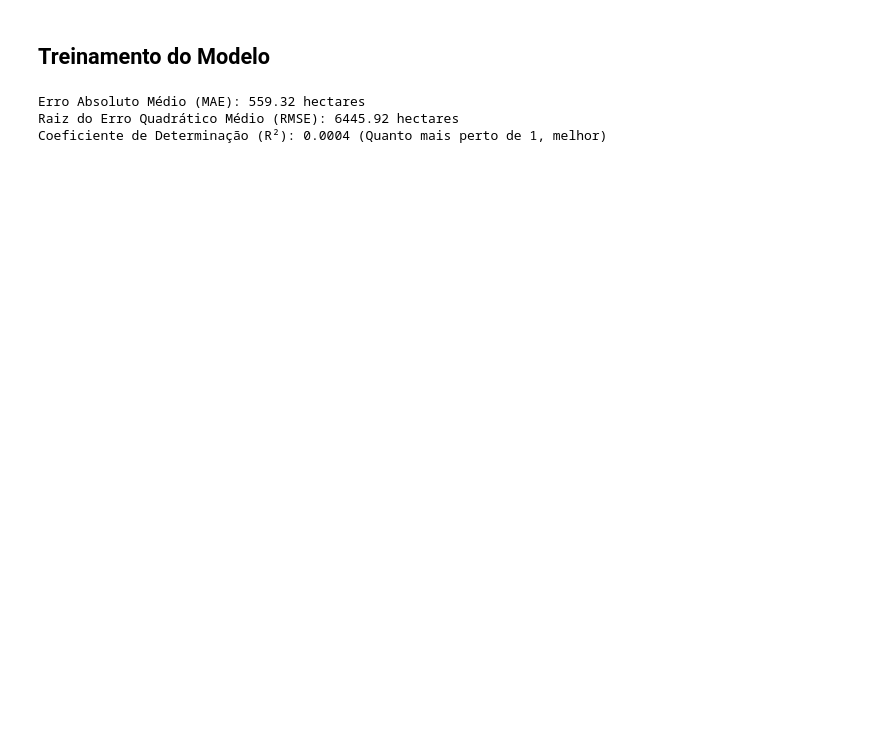
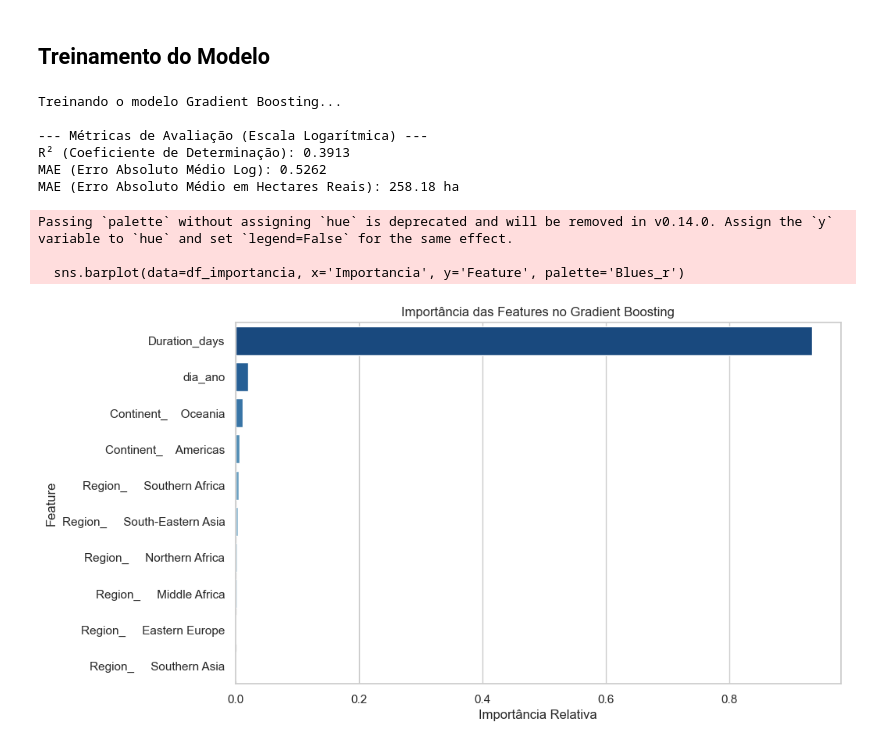
Before and after one commit to august0l0thar/analise-de-incendios-florestais-com-machine-learning, a Jupyter notebook: incendios_florestais.ipynb, the cells around one changed output. Cells and saved outputs as stored; diff of their text form; code cells hidden in the pictures; blank space fills up the shorter version.

```diff
--- a/incendios_florestais.ipynb
+++ b/incendios_florestais.ipynb
@@ -103,29 +168,49 @@ X_train, X_test, y_train_log, y_test_log = train_test_split(X_encoded, y_log, te
 # %% [markdown]
 ## Treinamento do Modelo
 # %%
-# 4. TREINAMENTO DO MODELO (Random Forest Regressor)
+# 1. Instanciar o Gradient Boosting Regressor
+modelo_gb = GradientBoostingRegressor(n_estimators=100, learning_rate=0.1, max_depth=4, random_state=42)
 
-# Inicializar e treinar o modelo
-modelo = RandomForestRegressor(n_estimators=100, random_state=42)
-modelo.fit(X_train, y_train_log)
+# 2. Treinar o modelo
+print("Treinando o modelo Gradient Boosting...")
+modelo_gb.fit(X_train, y_train)
 
-# Fazer previsões no conjunto de teste (ainda em escala logarítmica)
-y_pred_log = modelo.predict(X_test)
+# 3. Fazer previsões (o modelo prevê na escala logarítmica)
+y_pred_log = modelo_gb.predict(X_test)
 
-# REVERTER o logaritmo para obter a área real em hectares (mais fácil de explicar)
-y_pred_real = np.expm1(y_pred_log) # expm1 é o inverso de log1p
-y_test_real = np.expm1(y_test_log)
+# 4. Avaliar o modelo na escala logarítmica (mais estável e justa para o R²)
+r2 = r2_score(y_test, y_pred_log)
+mae_log = mean_absolute_error(y_test, y_pred_log)
 
-# Calcular métricas de erro
-mae = mean_absolute_error(y_test_real, y_pred_real)
-rmse = np.sqrt(mean_squared_error(y_test_real, y_pred_real))
-r2 = r2_score(y_test_real, y_pred_real)
+print("\n--- Métricas de Avaliação (Escala Logarítmica) ---")
+print(f"R² (Coeficiente de Determinação): {r2:.4f}")
+print(f"MAE (Erro Absoluto Médio Log): {mae_log:.4f}")
 
-print(f"Erro Absoluto Médio (MAE): {mae:.2f} hectares")
-print(f"Raiz do Erro Quadrático Médio (RMSE): {rmse:.2f} hectares")
-print(f"Coeficiente de Determinação (R²): {r2:.4f} (Quanto mais perto de 1, melhor)")
+# 5. Converter previsões de volta para hectares para interpretação humana
+y_test_real = np.expm1(y_test)
+y_pred_real = np.expm1(y_pred_log)
+mae_real = mean_absolute_error(y_test_real, y_pred_real)
+print(f"MAE (Erro Absoluto Médio em Hectares Reais): {mae_real:,.2f} ha")
+
+# 6. Importância das Features
+importancias = modelo_gb.feature_importances_
+df_importancia = pd.DataFrame({'Feature': X.columns, 'Importancia': importancias})
+df_importancia = df_importancia.sort_values(by='Importancia', ascending=False).head(10)
+
+plt.figure(figsize=(10, 6))
+sns.barplot(data=df_importancia, x='Importancia', y='Feature', palette='Blues_r')
+plt.title('Importância das Features no Gradient Boosting')
+plt.xlabel('Importância Relativa')
+plt.show()
 # %% [output]
-Erro Absoluto Médio (MAE): 559.32 hectares
-Raiz do Erro Quadrático Médio (RMSE): 6445.92 hectares
-Coeficiente de Determinação (R²): 0.0004 (Quanto mais perto de 1, melhor)
+Treinando o modelo Gradient Boosting...
+
+--- Métricas de Avaliação (Escala Logarítmica) ---
+R² (Coeficiente de Determinação): 0.3913
+MAE (Erro Absoluto Médio Log): 0.5262
+MAE (Erro Absoluto Médio em Hectares Reais): 258.18 ha
+Passing `palette` without assigning `hue` is deprecated and will be removed in v0.14.0. Assign the `y` variable to `hue` and set `legend=False` for the same effect.
+
+  sns.barplot(data=df_importancia, x='Importancia', y='Feature', palette='Blues_r')
+[figure, added]
 # %% [markdown]
```
Also changed, not shown: parts of 10 cells of this notebook.
